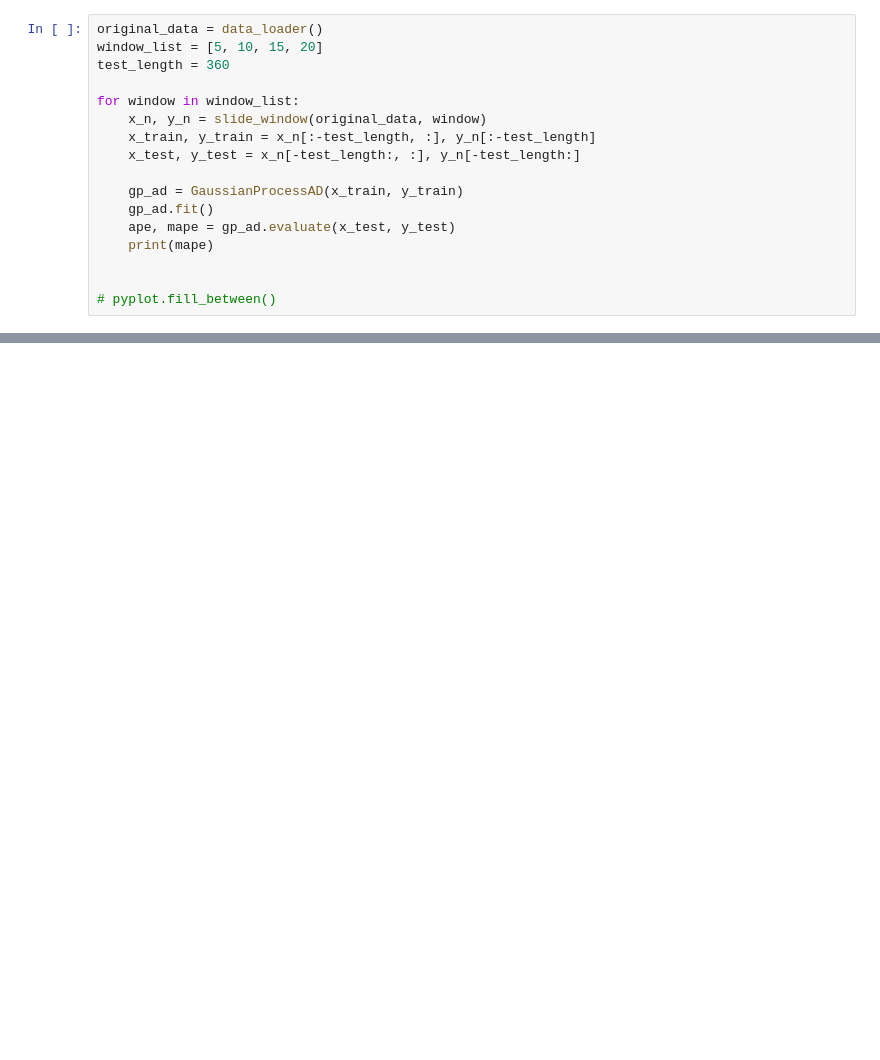
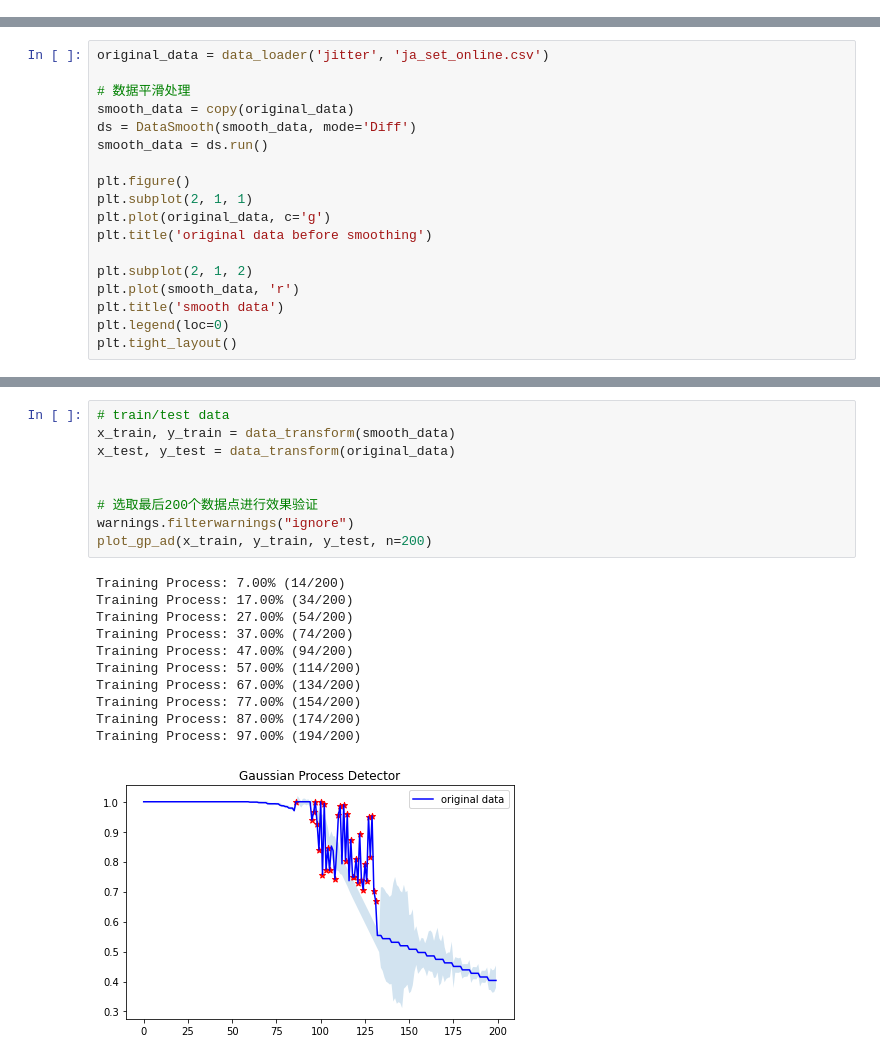
Before and after one commit to shendu-ht/AIOpsAlgorithmDev, a Jupyter notebook: example/algorithm/supervised/gaussian_process_detector_example.ipynb, the cells around one changed output, grey strips where cells are left out. Cells and saved outputs as stored; diff of their text form; blank space fills up the shorter version.

Commit message:
add data_cleaning util, test_sample, and gaussian process detector example

```diff
--- a/example/algorithm/supervised/gaussian_process_detector_example.ipynb
+++ b/example/algorithm/supervised/gaussian_process_detector_example.ipynb
@@ -13,17 +13,0 @@ Firstly, we do not consider the period of data. We choose to transform the data
-# %%
-original_data = data_loader()
-window_list = [5, 10, 15, 20]
-test_length = 360
-
-for window in window_list:
-    x_n, y_n = slide_window(original_data, window)
-    x_train, y_train = x_n[:-test_length, :], y_n[:-test_length]
-    x_test, y_test = x_n[-test_length:, :], y_n[-test_length:]
-
-    gp_ad = GaussianProcessAD(x_train, y_train)
-    gp_ad.fit()
-    ape, mape = gp_ad.evaluate(x_test, y_test)
-    print(mape)
-
-
-# pyplot.fill_between()
@@ -31,0 +22,18 @@ TypeError: Cannot clone object. You should provide an instance of scikit-learn e
+# %%
+original_data = data_loader('jitter', 'ja_set_online.csv')
+
+# 数据平滑处理
+smooth_data = copy(original_data)
+ds = DataSmooth(smooth_data, mode='Diff')
+smooth_data = ds.run()
+
+plt.figure()
+plt.subplot(2, 1, 1)
+plt.plot(original_data, c='g')
+plt.title('original data before smoothing')
+
+plt.subplot(2, 1, 2)
+plt.plot(smooth_data, 'r')
+plt.title('smooth data')
+plt.legend(loc=0)
+plt.tight_layout()
@@ -31,0 +94,21 @@ TypeError: Cannot clone object. You should provide an instance of scikit-learn e
+# %%
+# train/test data
+x_train, y_train = data_transform(smooth_data)
+x_test, y_test = data_transform(original_data)
+
+
+# 选取最后200个数据点进行效果验证
+warnings.filterwarnings("ignore")
+plot_gp_ad(x_train, y_train, y_test, n=200)
+# %% [output]
+Training Process: 7.00% (14/200)
+Training Process: 17.00% (34/200)
+Training Process: 27.00% (54/200)
+Training Process: 37.00% (74/200)
+Training Process: 47.00% (94/200)
+Training Process: 57.00% (114/200)
+Training Process: 67.00% (134/200)
+Training Process: 77.00% (154/200)
+Training Process: 87.00% (174/200)
+Training Process: 97.00% (194/200)
+[figure, added]
```
Also changed, not shown: parts of 8 cells of this notebook, 10 other files.
